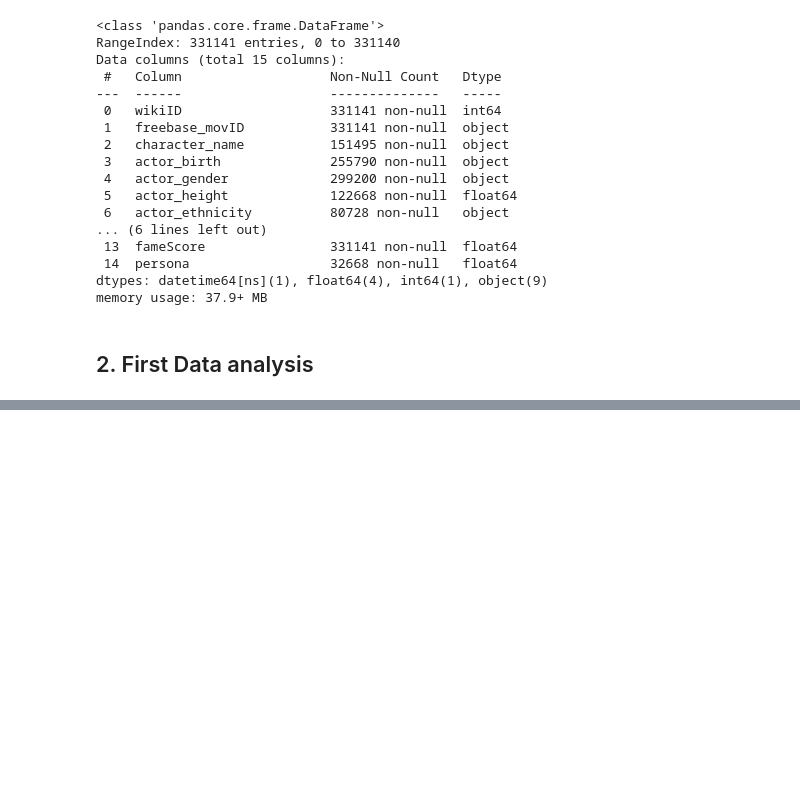
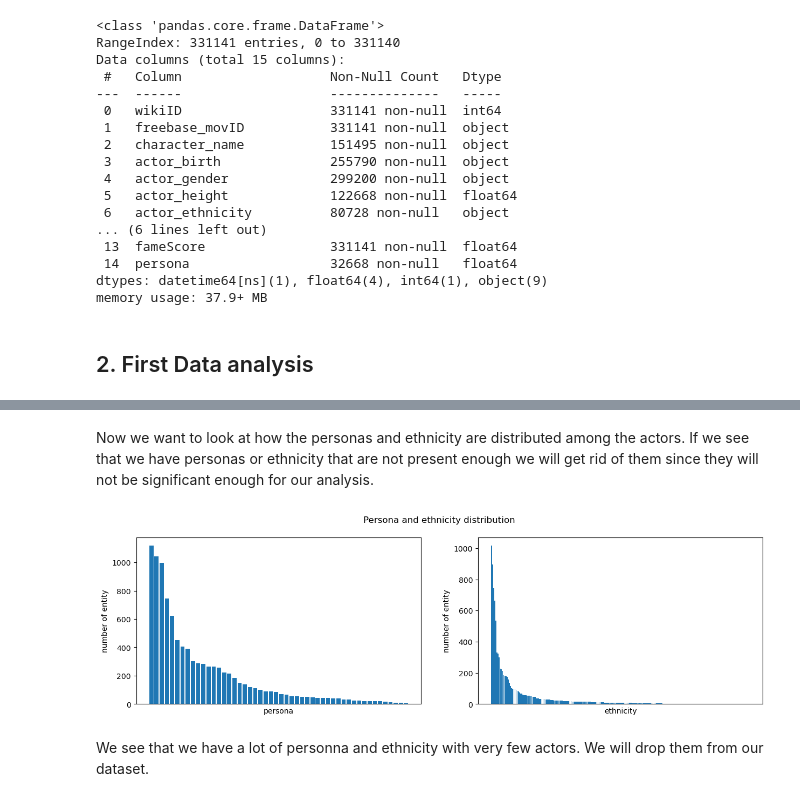
Before and after one commit to epfl-ada/ada-2023-project-lasempanadas, a Jupyter notebook: project_milestone_2.ipynb, the cells around one changed output, grey strips where cells are left out. Saved outputs shown, nothing was run; the diff lists cells and outputs as text; code cells hidden in the pictures; blank space fills up the shorter version.

```diff
--- a/project_milestone_2.ipynb
+++ b/project_milestone_2.ipynb
@@ -495,0 +514,4 @@ memory usage: 37.9+ MB
+# %%
+#We only take actors with a big enough fameScore to see the personas actors tends to play when they have a big fameScore
+cmu_chara_persona = cmu_chara_persona.query('fameScore>0.5')
+cmu_chara_persona
@@ -495,0 +532,25 @@ memory usage: 37.9+ MB
+# %% [markdown]
+Now we want to look at how the personas and ethnicity are distributed among the actors. If we see that we have personas or ethnicity that are not present enough we will get rid of them since they will not be significant enough for our analysis.
+# %%
+persona_count = cmu_chara_persona[['persona','actor_ethnicity']].groupby('persona',as_index=False).count().rename(columns={'actor_ethnicity':'count'})
+persona_count.sort_values('count',inplace=True,ascending=False)
+ethnicity_count = cmu_chara_persona[['persona','actor_ethnicity']].groupby('actor_ethnicity',as_index=False).count().rename(columns={'persona':'count'})
+ethnicity_count.sort_values('count',inplace=True,ascending=False)
+
+fig, axes = plt.subplots(nrows=1, ncols=2, figsize=(15, 4))
+fig.suptitle('Persona and ethnicity distribution')
+
+axes[0].bar(persona_count['persona'],persona_count['count'])
+axes[1].bar(ethnicity_count['actor_ethnicity'],ethnicity_count['count'])
+
+for ax in axes:
+    ax.set_xticks([])
+
+axes[0].set_xlabel('persona')
+axes[1].set_xlabel('ethnicity')
+axes[0].set_ylabel('number of entity')
+axes[1].set_ylabel('number of entity');
+# %% [output]
+[figure, added]
+# %% [markdown]
+We see that we have a lot of personna and ethnicity with very few actors. We will drop them from our dataset.
```
Also changed, not shown: parts of 16 cells of this notebook.
